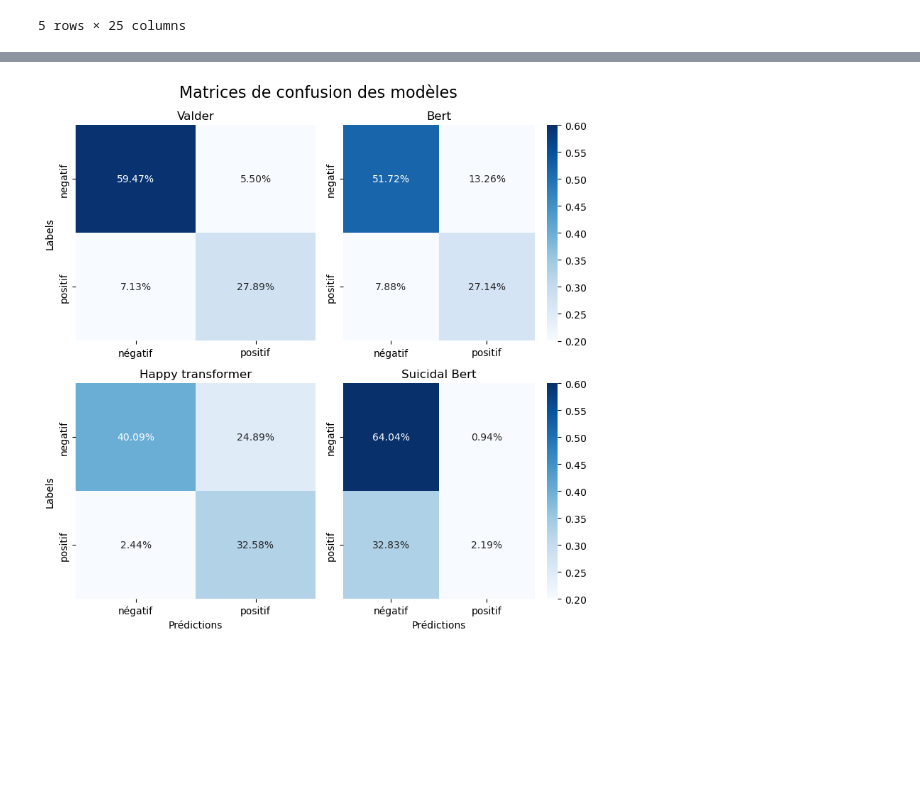
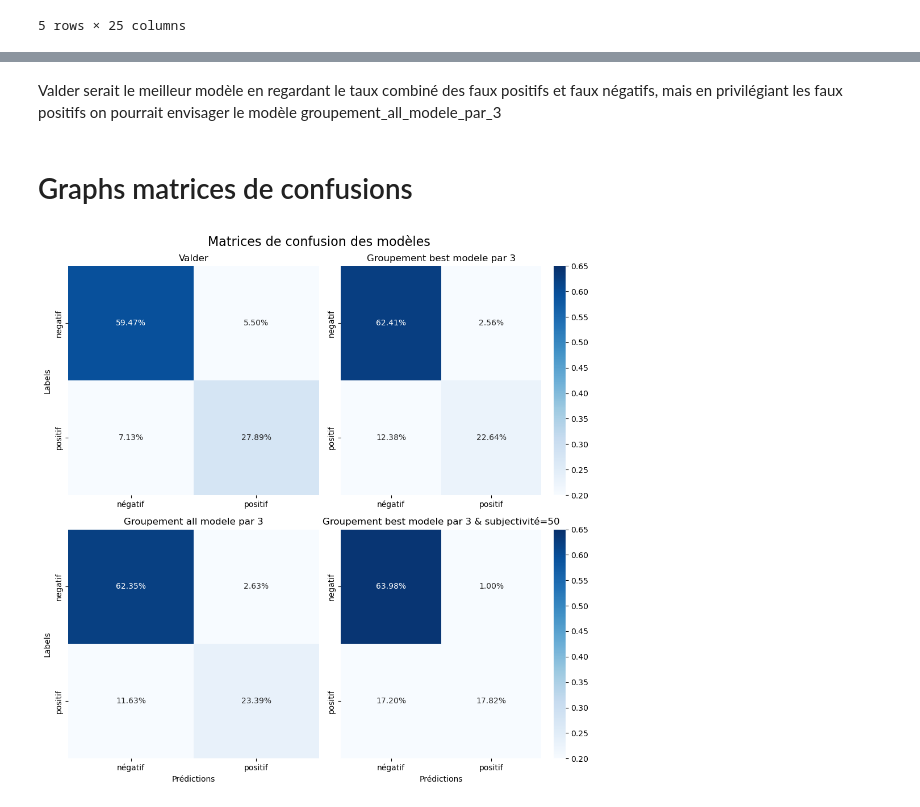
Before and after one commit to Pierre-Portfolio/TwitterFeelingAnalyse, a Jupyter notebook: Livrables/Code/Pierre.ipynb, the cells around one changed output, grey strips where cells are left out. Drawn from its saved outputs; the diff is of its cells as text; code cells hidden in the pictures; blank space fills up the shorter version.

Commit message:
Détermination du meilleur modèle
Sauvegarde des différents graphs avec des indications des matrices de confusions

```diff
--- a/Livrables/Code/Pierre.ipynb
+++ b/Livrables/Code/Pierre.ipynb
@@ -369,6 +369,6 @@ df.to_csv('./Suicide_Detection_Tweeter_Final.csv', index=False, sep=';')
 # %%
-#df_init = pd.read_csv('./Suicide_Detection_Tweeter_Final.csv',sep=';')
-df_init=pd.read_csv(r'C:\Users\owen9\OneDrive\Documents\GitHub\TwitterFeelingAnalyse\Dataset\Suicide_Detection_Tweeter_Final.csv',sep=';')
+df_init = pd.read_csv('./Suicide_Detection_Tweeter_Final.csv',sep=';')
+#df_init=pd.read_csv(r'C:\Users\owen9\OneDrive\Documents\GitHub\TwitterFeelingAnalyse\Dataset\Suicide_Detection_Tweeter_Final.csv',sep=';')
 df=df_init.copy()
 df.head()
 # %% [output]
@@ -477,3 +508,7 @@ groupement_best_modele_par_4_subjectivity75 :
+# %% [markdown]
+Valder serait le meilleur modèle en regardant le taux combiné des faux positifs et faux négatifs, mais en privilégiant les faux positifs on pourrait envisager le modèle groupement_all_modele_par_3
+# %% [markdown]
+# Graphs matrices de confusions
 # %%
 #Valder
 matrix_valder = confusion_matrix(y_true=df['class'], y_pred=df['valder_label'])
@@ -497,33 +532,34 @@ df_matrix_sbert = pd.DataFrame(matrix_sbert, ['negatif','positif'], ['négatif',
 # %%
 cmap=plt.cm.Blues
 
-fig, axs = plt.subplots(2, 2 ,figsize=(8,8))
+fig, axs = plt.subplots(2, 2 ,figsize=(10,10))
 fig.suptitle('Matrices de confusion des modèles', fontsize=16)
 
 #Valder
-g1=sn.heatmap(df_matrix_valder, cmap=cmap, annot=True, fmt='.2%', cbar=False, vmin=0.2, vmax=0.6, ax=axs[0,0])
+g1=sn.heatmap(df_matrix_valder, cmap=cmap, annot=True, fmt='.2%', cbar=False, vmin=0.2, vmax=0.65, ax=axs[0,0])
 axs[0,0].set_title('Valder')
 g1.set_ylabel('Labels')
 
-#Happy transormer
-g2=sn.heatmap(df_matrix_hf, cmap=cmap, annot=True, fmt='.2%',cbar=False, vmin=0.2, vmax=0.6, ax=axs[1,0])
-axs[1,0].set_title('Happy transformer')
+#groupement_all_modele_par_3
+g2=sn.heatmap(df_matrix_g3, cmap=cmap, annot=True, fmt='.2%',cbar=False, vmin=0.2, vmax=0.65, ax=axs[1,0])
+axs[1,0].set_title('Groupement all modele par 3')
 g2.set_xlabel('Prédictions')
 g2.set_ylabel('Labels')
 
-#Bert
-g3=sn.heatmap(df_matrix_bert, cmap=cmap, annot=True, fmt='.2%', vmin=0.2, vmax=0.6, ax=axs[0,1])
-axs[0,1].set_title('Bert')
+#groupement_best_modele_par_3
+g3=sn.heatmap(df_matrix_gb3, cmap=cmap, annot=True, fmt='.2%', vmin=0.2, vmax=0.65, ax=axs[0,1])
+axs[0,1].set_title('Groupement best modele par 3')
 #g2.set_xlabel('Prédictions')
 #g2.set_ylabel('Labels')
 
-#Suicidal Bert
-g4=sn.heatmap(df_matrix_sbert, cmap=cmap, annot=True, fmt='.2%', vmin=0.2, vmax=0.6, ax=axs[1,1])
-axs[1,1].set_title('Suicidal Bert')
+#groupement_best_modele_par_3_subjectivity50
+g4=sn.heatmap(df_matrix_gb3_s50, cmap=cmap, annot=True, fmt='.2%', vmin=0.2, vmax=0.65, ax=axs[1,1])
+axs[1,1].set_title('Groupement best modele par 3 & subjectivité=50')
 g4.set_xlabel('Prédictions')
 #g2.set_ylabel('Labels')
 
 fig.tight_layout()
+#plt.savefig('graph_matrices_de_confusion.png')
 plt.show()
 # %% [output]
-[figure, old version]
+[figure, new version]
```
Also changed, not shown: parts of 20 cells of this notebook, 3 other files.
